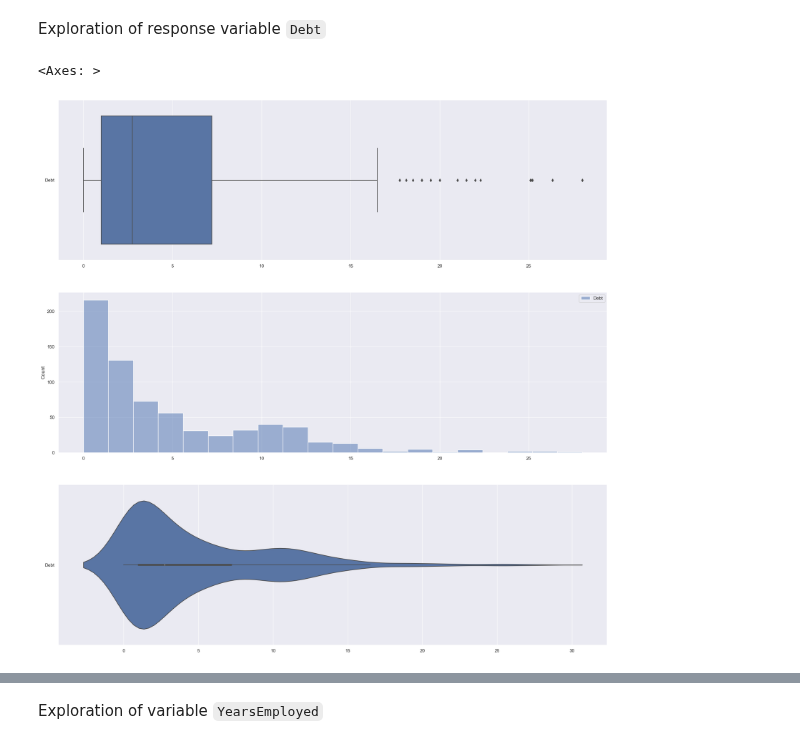
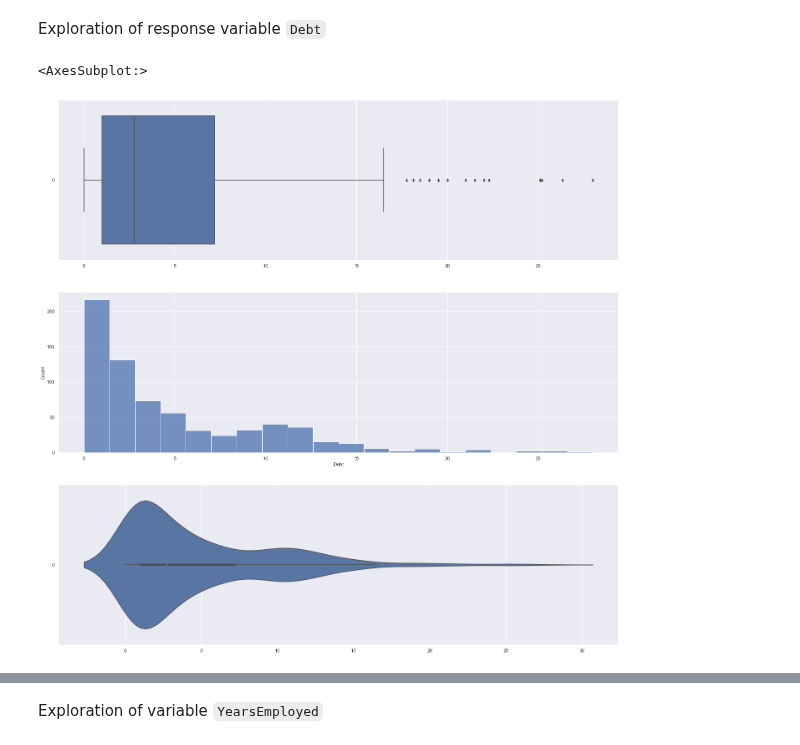
Before and after one commit to niyaojiayou/SC1015, a Jupyter notebook: SC1015 Mini Project.ipynb, the cells around one changed output, grey strips where cells are left out. Saved outputs shown, nothing was run; the diff lists cells and outputs as text; code cells hidden in the pictures.

```diff
--- a/SC1015 Mini Project.ipynb
+++ b/SC1015 Mini Project.ipynb
@@ -95,11 +95,11 @@ creditcardData.describe()
 Exploration of response variable `Debt`
 # %%
 f, axes = plt.subplots(3, 1, figsize=(24, 24))
-sb.boxplot(data = ccData['Debt'], orient = "h", ax = axes[0])
-sb.histplot(data = ccData['Debt'], ax = axes[1])
-sb.violinplot(data = ccData['Debt'], orient = "h", ax = axes[2])
+sb.boxplot(data = creditcardData['Debt'], orient = "h", ax = axes[0])
+sb.histplot(data = creditcardData['Debt'], ax = axes[1])
+sb.violinplot(data = creditcardData['Debt'], orient = "h", ax = axes[2])
 # %% [output]
-<Axes: >
+<AxesSubplot:>
-[figure, old version]
+[figure, new version]
 # %%
 f,axes=plt.subplots(2,1,figsize=(16,8))
```
Also changed, not shown: parts of 25 cells of this notebook.
